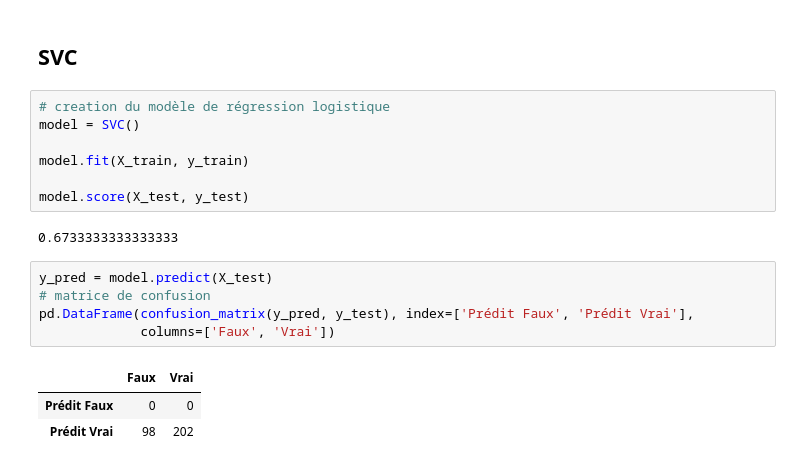
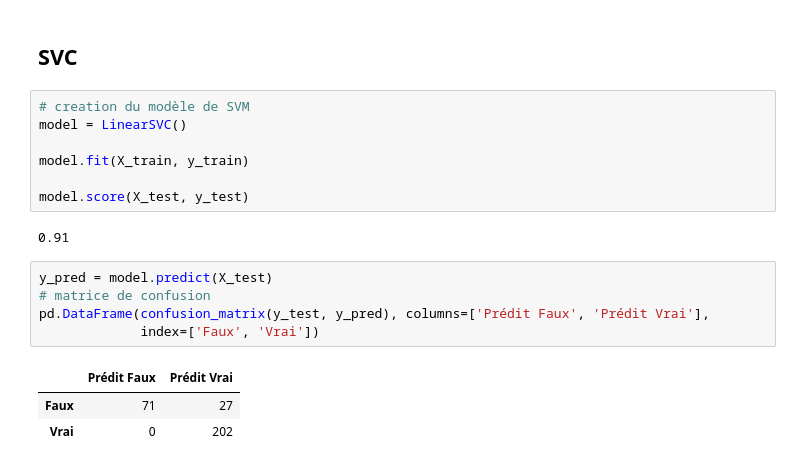
Before and after one commit to raphaelbelleil/Projets_Data, a Jupyter notebook: Projet 10/projet_10.ipynb, the cells around one changed output. Saved outputs shown, nothing was run; the diff lists cells and outputs as text.

```diff
--- a/Projet 10/projet_10.ipynb
+++ b/Projet 10/projet_10.ipynb
@@ -1466,20 +1517,20 @@ pd.DataFrame(confusion_matrix(y_test, y_pred), columns=['Prédit Faux', 'Prédit
 # %% [markdown]
 ## SVC
 # %%
-# creation du modèle de régression logistique
-model = SVC()
+# creation du modèle de SVM
+model = LinearSVC()
 
 model.fit(X_train, y_train)
 
 model.score(X_test, y_test)
 # %% [output]
-0.6733333333333333
+0.91
 # %%
 y_pred = model.predict(X_test)
 # matrice de confusion
-pd.DataFrame(confusion_matrix(y_pred, y_test), index=['Prédit Faux', 'Prédit Vrai'],
-             columns=['Faux', 'Vrai'])
+pd.DataFrame(confusion_matrix(y_test, y_pred), columns=['Prédit Faux', 'Prédit Vrai'],
+             index=['Faux', 'Vrai'])
 # %% [output]
-|  | Faux | Vrai |
-| Prédit Faux | 0 | 0 |
-| Prédit Vrai | 98 | 202 |
+|  | Prédit Faux | Prédit Vrai |
+| Faux | 71 | 27 |
+| Vrai | 0 | 202 |
```
Also changed, not shown: parts of 22 cells of this notebook.
